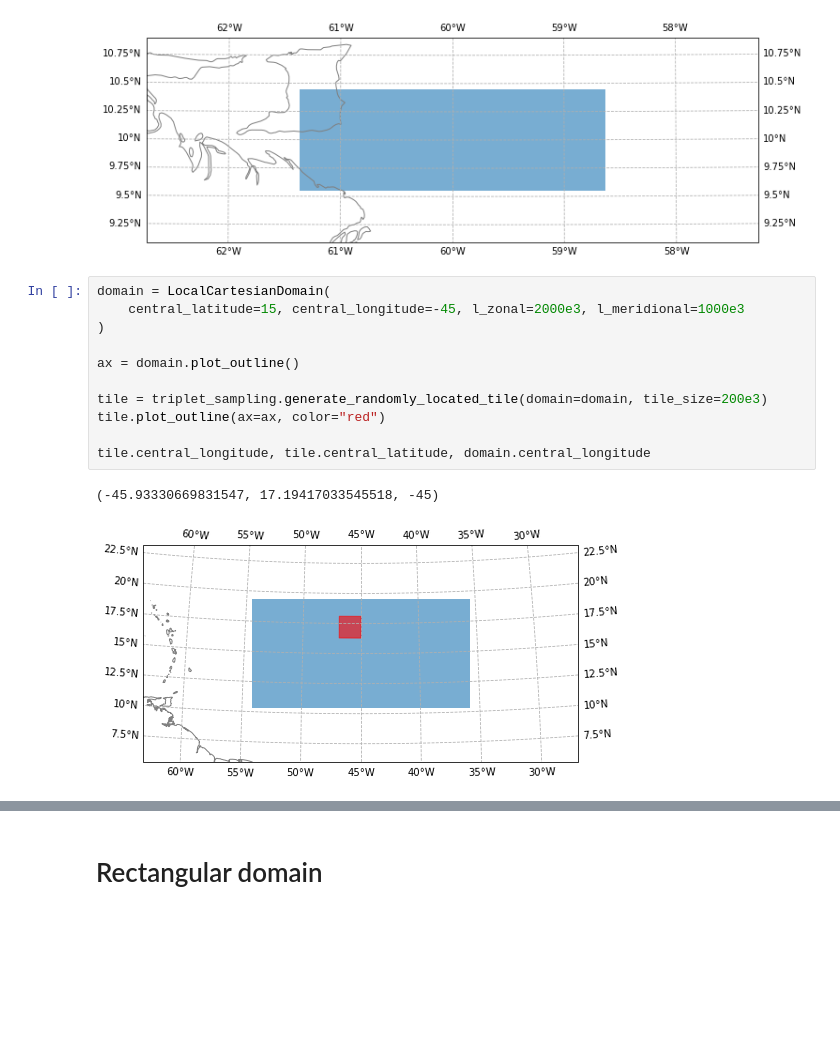
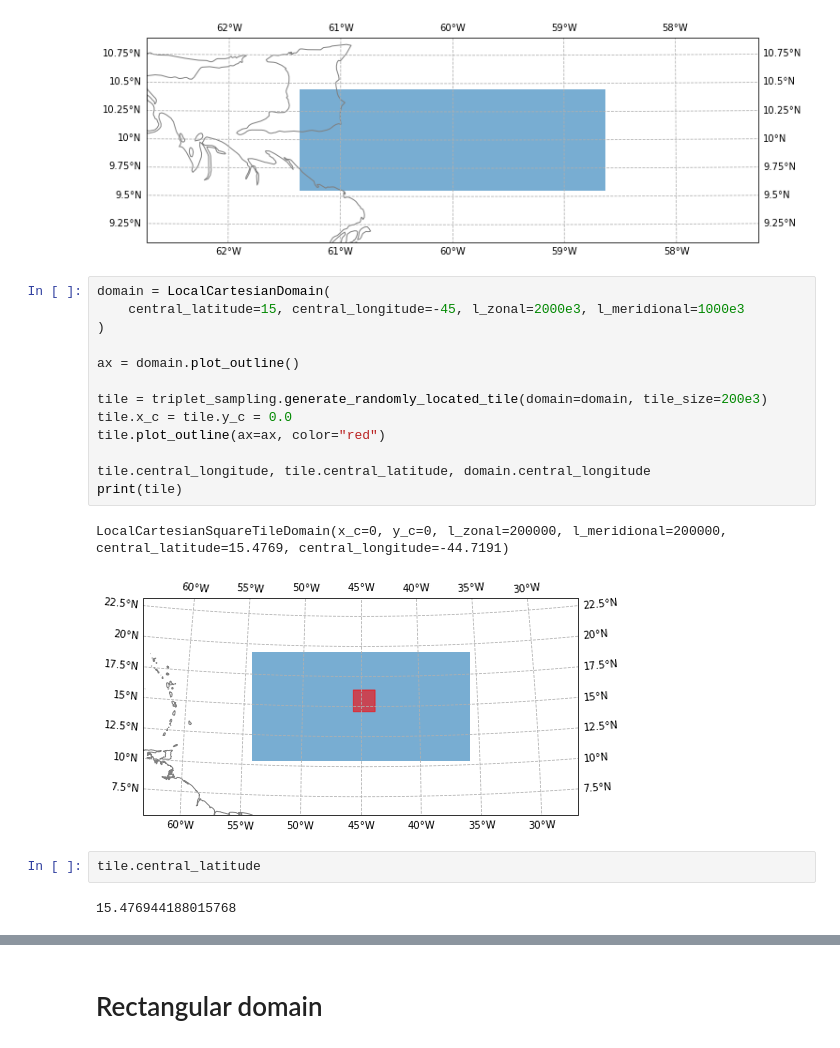
Before and after one commit to convml/convml-tt, a Jupyter notebook: example_notebooks/data_sources/triplet locations.ipynb, the cells around one changed output, grey strips where cells are left out. Saved outputs shown, nothing was run; the diff lists cells and outputs as text; blank space fills up the shorter version.

```diff
--- a/example_notebooks/data_sources/triplet locations.ipynb
+++ b/example_notebooks/data_sources/triplet locations.ipynb
@@ -25,17 +25,23 @@ array([[-150000.,   50000.],
 # %%
 domain = LocalCartesianDomain(
     central_latitude=15, central_longitude=-45, l_zonal=2000e3, l_meridional=1000e3
 )
 
 ax = domain.plot_outline()
 
 tile = triplet_sampling.generate_randomly_located_tile(domain=domain, tile_size=200e3)
+tile.x_c = tile.y_c = 0.0
 tile.plot_outline(ax=ax, color="red")
 
 tile.central_longitude, tile.central_latitude, domain.central_longitude
+print(tile)
 # %% [output]
-(-45.93330669831547, 17.19417033545518, -45)
+LocalCartesianSquareTileDomain(x_c=0, y_c=0, l_zonal=200000, l_meridional=200000, central_latitude=15.4769, central_longitude=-44.7191)
-[figure, old version]
+[figure, new version]
+# %%
+tile.central_latitude
+# %% [output]
+15.476944188015768
 # %%
 domain = LocalCartesianDomain(
     central_latitude=15, central_longitude=-45, l_zonal=3000e3, l_meridional=1000e3
```
Also changed, not shown: parts of 16 cells of this notebook, 4 other files.
